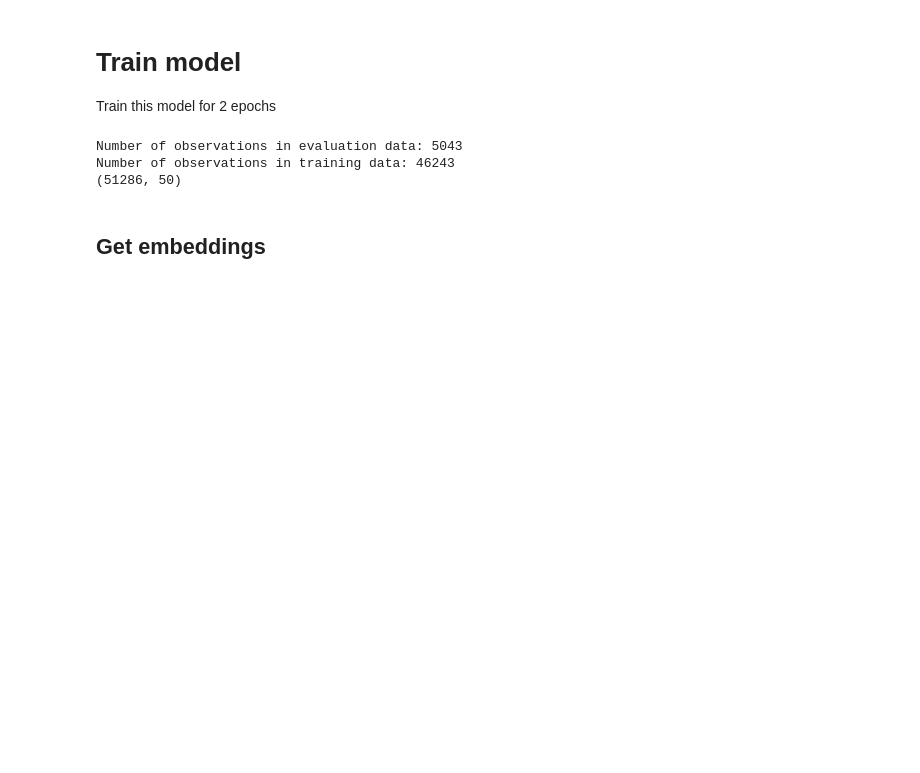
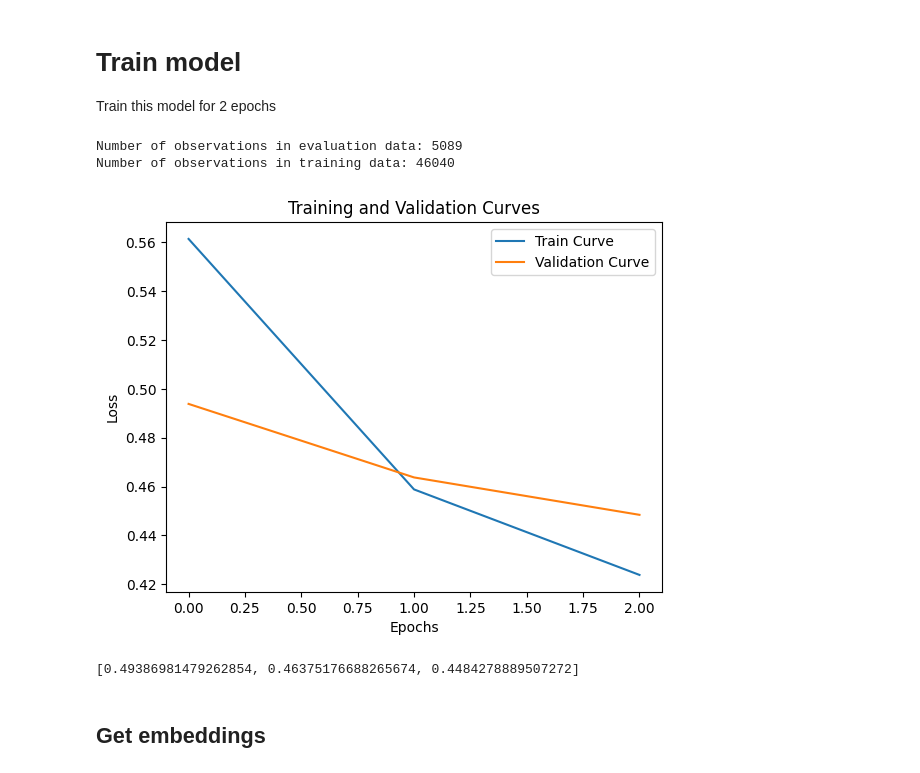
Before and after one commit to jboesen/tcellmatch, a Jupyter notebook: tutorials/10x_dataset_tutorial.ipynb, the cells around one changed output. Saved outputs shown, nothing was run; the diff lists cells and outputs as text; code cells hidden in the pictures; blank space fills up the shorter version.

Commit message:
FEAT adding residual plotting func

```diff
--- a/tutorials/10x_dataset_tutorial.ipynb
+++ b/tutorials/10x_dataset_tutorial.ipynb
@@ -420,8 +420,7 @@ else:
 # Train model
 Train this model for 2 epochs
 # %%
-EPOCHS = 30
-
+EPOCHS = 2
 train_curve, val_curve = ffn.train(
     epochs=EPOCHS,
     batch_size=8,
@@ -429,12 +428,33 @@ train_curve, val_curve = ffn.train(
     log_dir='training_runs',
     # if true, saves epochs x n_classes as ffn.antigen_loss
     # ijth element is loss of ith epoch on jth antigen
-    save_antigen_loss=False
+    save_antigen_loss=False,
+    allow_early_stopping=True
     )
 # %% [output]
-Number of observations in evaluation data: 5043
-Number of observations in training data: 46243
-(51286, 50)
+Number of observations in evaluation data: 5089
+Number of observations in training data: 46040
+# %%
+# Plotting the curves
+plt.plot(train_curve, label='Train Curve')
+plt.plot(val_curve, label='Validation Curve')
+
+# Adding labels and title
+plt.xlabel('Epochs')
+plt.ylabel('Loss')
+plt.title('Training and Validation Curves')
+
+# Adding legend
+plt.legend()
+
+# Displaying the plot
+plt.show()
+# %% [output]
+[figure, added]
+# %%
+val_curve
+# %% [output]
+[0.49386981479262854, 0.46375176688265674, 0.4484278889507272]
 # %% [markdown]
 ## Get embeddings
 # %% [markdown]
```
Also changed, not shown: parts of 12 cells of this notebook, 1 other file.
